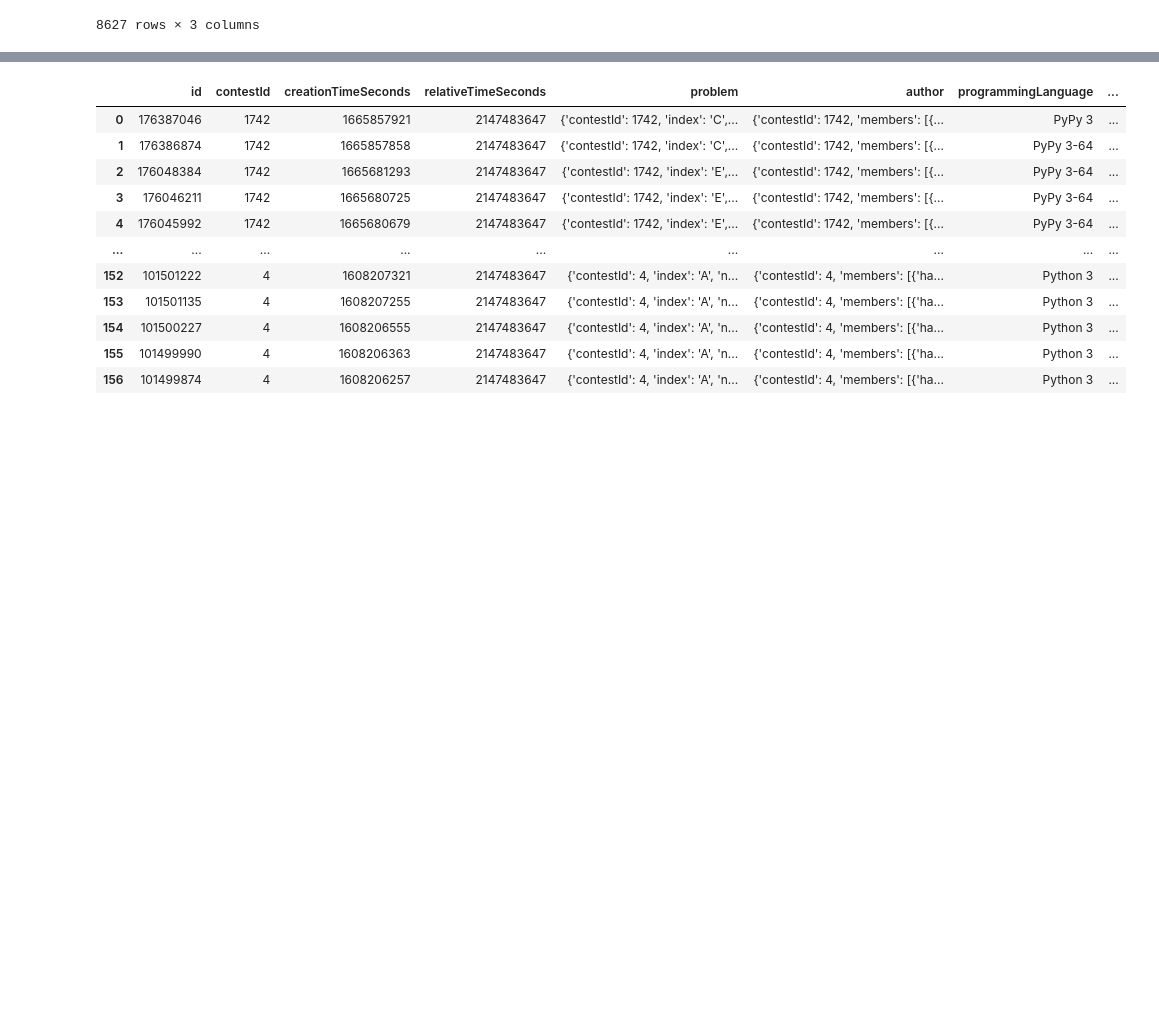
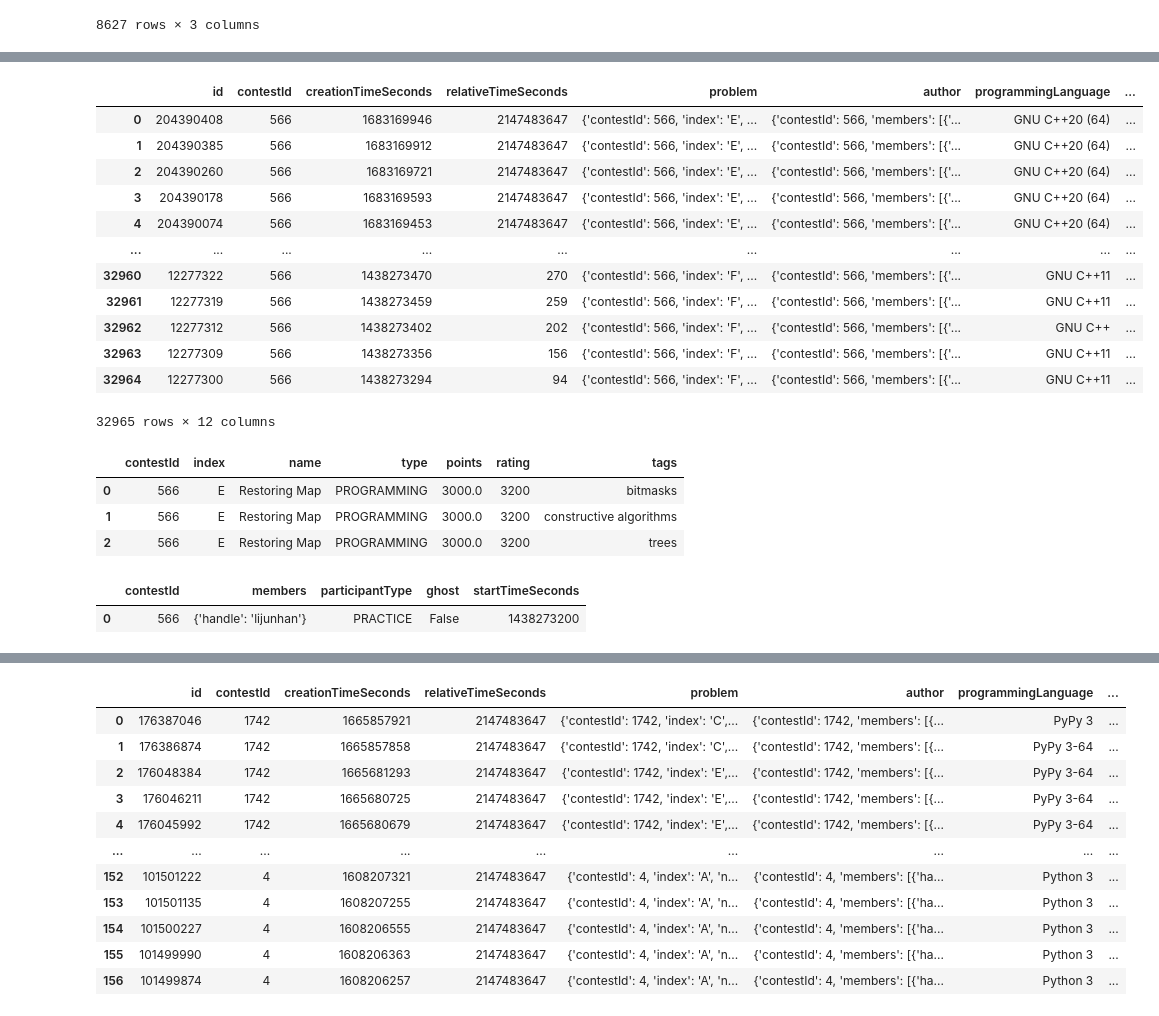
Before and after one commit to Eslam21/Codeforces_data_mining, a Jupyter notebook: Codeforces_Analysis.ipynb, the cells around one changed output, grey strips where cells are left out. Saved outputs shown, nothing was run; the diff lists cells and outputs as text; code cells hidden in the pictures; blank space fills up the shorter version.

```diff
--- a/Codeforces_Analysis.ipynb
+++ b/Codeforces_Analysis.ipynb
@@ -388 +447,35 @@ user_info
+# %%
+submissions=requests.get("https://codeforces.com/api/contest.status?contestId=566").json()
+contest_submissions=pd.DataFrame(submissions['result'])
+contest_submissions
+# %% [output]
+|  | id | contestId | creationTimeSeconds | relativeTimeSeconds | problem | author | programmingLanguage | ... |
+| 0 | 204390408 | 566 | 1683169946 | 2147483647 | {'contestId': 566, 'index': 'E', ... | {'contestId': 566, 'members': [{'... | GNU C++20 (64) | ... |
+| 1 | 204390385 | 566 | 1683169912 | 2147483647 | {'contestId': 566, 'index': 'E', ... | {'contestId': 566, 'members': [{'... | GNU C++20 (64) | ... |
+| 2 | 204390260 | 566 | 1683169721 | 2147483647 | {'contestId': 566, 'index': 'E', ... | {'contestId': 566, 'members': [{'... | GNU C++20 (64) | ... |
+| 3 | 204390178 | 566 | 1683169593 | 2147483647 | {'contestId': 566, 'index': 'E', ... | {'contestId': 566, 'members': [{'... | GNU C++20 (64) | ... |
+| 4 | 204390074 | 566 | 1683169453 | 2147483647 | {'contestId': 566, 'index': 'E', ... | {'contestId': 566, 'members': [{'... | GNU C++20 (64) | ... |
+| ... | ... | ... | ... | ... | ... | ... | ... | ... |
+| 32960 | 12277322 | 566 | 1438273470 | 270 | {'contestId': 566, 'index': 'F', ... | {'contestId': 566, 'members': [{'... | GNU C++11 | ... |
+| 32961 | 12277319 | 566 | 1438273459 | 259 | {'contestId': 566, 'index': 'F', ... | {'contestId': 566, 'members': [{'... | GNU C++11 | ... |
+| 32962 | 12277312 | 566 | 1438273402 | 202 | {'contestId': 566, 'index': 'F', ... | {'contestId': 566, 'members': [{'... | GNU C++ | ... |
+| 32963 | 12277309 | 566 | 1438273356 | 156 | {'contestId': 566, 'index': 'F', ... | {'contestId': 566, 'members': [{'... | GNU C++11 | ... |
+| 32964 | 12277300 | 566 | 1438273294 | 94 | {'contestId': 566, 'index': 'F', ... | {'contestId': 566, 'members': [{'... | GNU C++11 | ... |
+32965 rows × 12 columns
+# %%
+submissions=requests.get("https://codeforces.com/api/contest.status?contestId=566").json()
+contest_submissions=pd.DataFrame(submissions['result'][0]['problem'])
+contest_submissions
+# %% [output]
+|  | contestId | index | name | type | points | rating | tags |
+| 0 | 566 | E | Restoring Map | PROGRAMMING | 3000.0 | 3200 | bitmasks |
+| 1 | 566 | E | Restoring Map | PROGRAMMING | 3000.0 | 3200 | constructive algorithms |
+| 2 | 566 | E | Restoring Map | PROGRAMMING | 3000.0 | 3200 | trees |
+# %%
+submissions=requests.get("https://codeforces.com/api/contest.status?contestId=566").json()
+contest_submissions=pd.DataFrame(submissions['result'][0]['author'])
+contest_submissions
+# %% [output]
+|  | contestId | members | participantType | ghost | startTimeSeconds |
+| 0 | 566 | {'handle': 'lijunhan'} | PRACTICE | False | 1438273200 |
 # %% [markdown]
```
Also changed, not shown: parts of 13 cells of this notebook.
